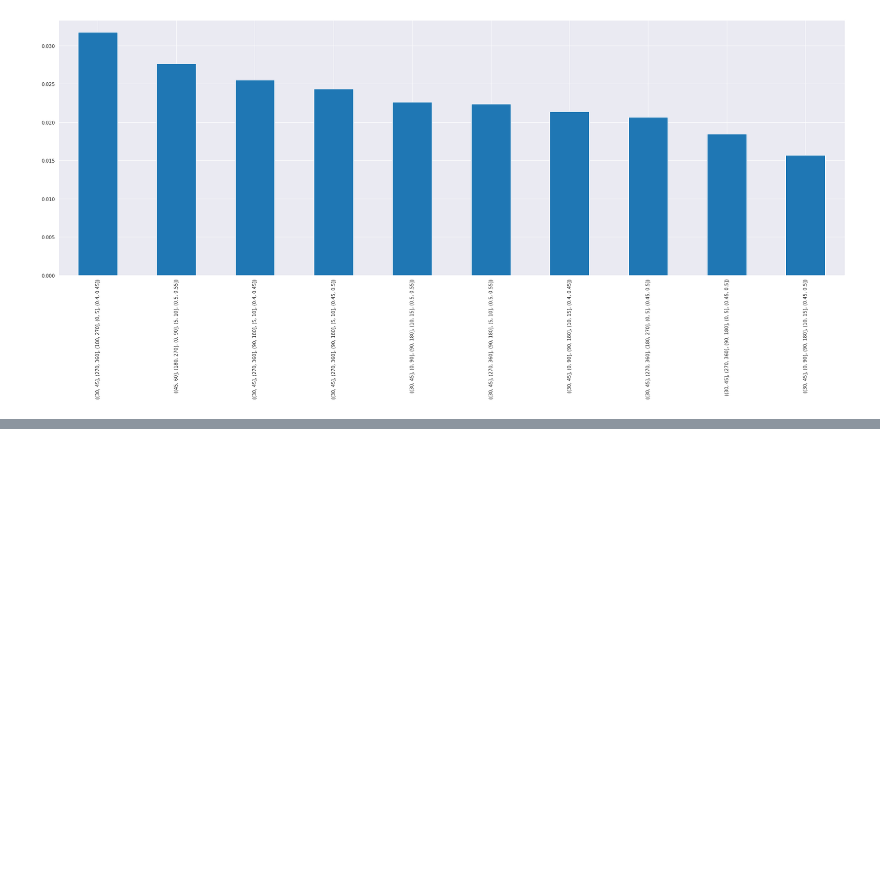
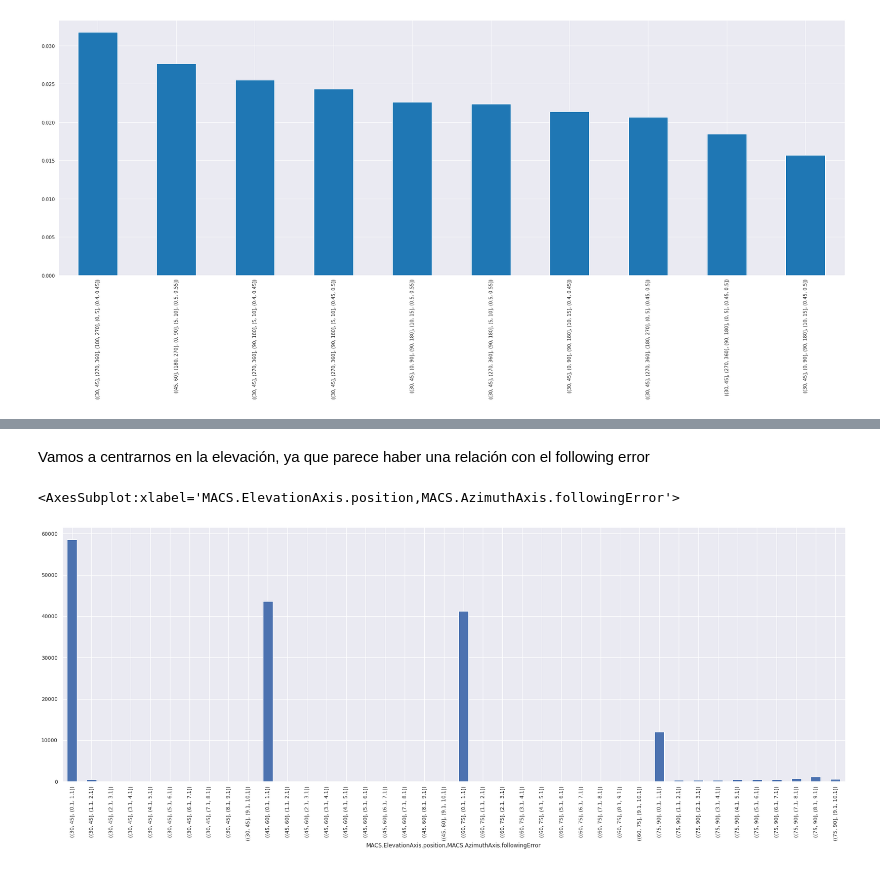
Before and after one commit to mahulo2009/DataScientistND_DataScienceBlogPost, a Jupyter notebook: Following_Error_March_2021.ipynb, the cells around one changed output, grey strips where cells are left out. Cells and saved outputs as stored; diff of their text form; code cells hidden in the pictures; blank space fills up the shorter version.

```diff
--- a/Following_Error_March_2021.ipynb
+++ b/Following_Error_March_2021.ipynb
@@ -370,0 +383,16 @@ ser.plot.bar()
+# %% [markdown]
+Vamos a centrarnos en la elevación, ya que parece haber una relación con el following error
+# %%
+group_var = df_guiding.groupby (
+    [
+        pd.cut(x=df_guiding['MACS.ElevationAxis.position'], bins=np.arange(30,90+15,15)),
+        pd.cut(x=df_guiding['MACS.AzimuthAxis.followingError'].abs(), bins=np.arange(0.1,10+1,1))
+
+    ]
+)  ['MACS.AzimuthAxis.followingError']
+
+group_var_filter = group_var.count()
+group_var_filter.plot.bar()
+# %% [output]
+<AxesSubplot:xlabel='MACS.ElevationAxis.position,MACS.AzimuthAxis.followingError'>
+[figure, added]
```
Also changed, not shown: parts of 6 cells of this notebook.
